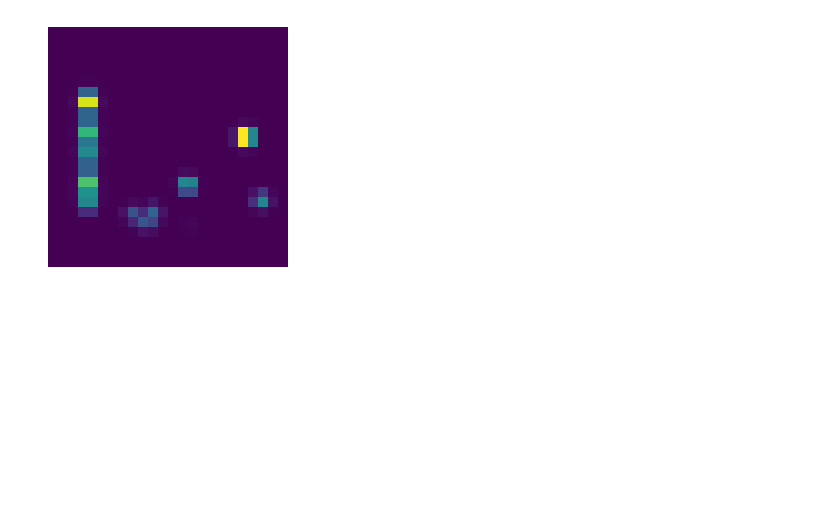
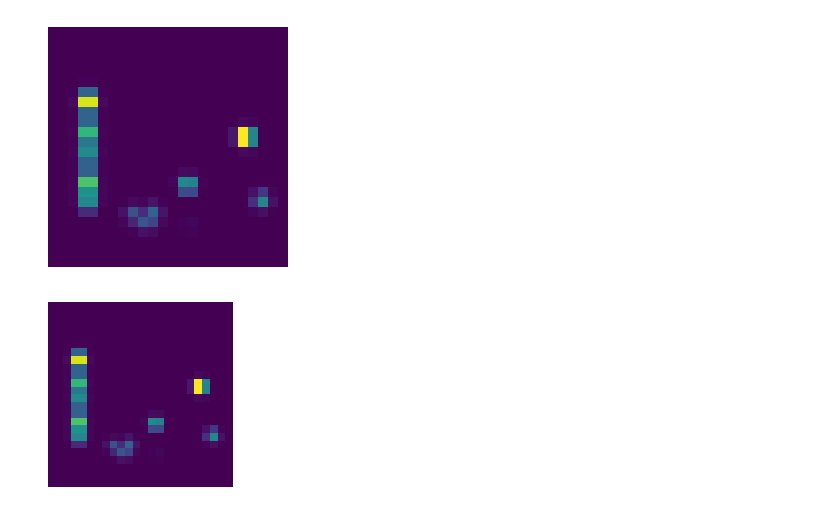
Before and after one commit to hashansl/opioid-risk-modeling, a Jupyter notebook: persistence image of small values.ipynb, the cells around one changed output. Drawn from its saved outputs; the diff is of its cells as text; code cells hidden in the pictures; blank space fills up the shorter version.

```diff
--- a/persistence image of small values.ipynb
+++ b/persistence image of small values.ipynb
@@ -198,3 +198,14 @@ plt.savefig('./tennessee/results/persistence images/test.png')
 # plt.show()
 # %% [output]
 [figure]
+# %%
+C_rotated = np.rot90(C, k=1)
+
+plt.figure(figsize=(2.4, 2.4))
+plt.imshow(C_rotated, cmap='viridis')
+plt.axis('off')
+
+# save
+plt.savefig('./tennessee/results/persistence images/testEEE.png')
+# %% [output]
+[figure, added]
```
